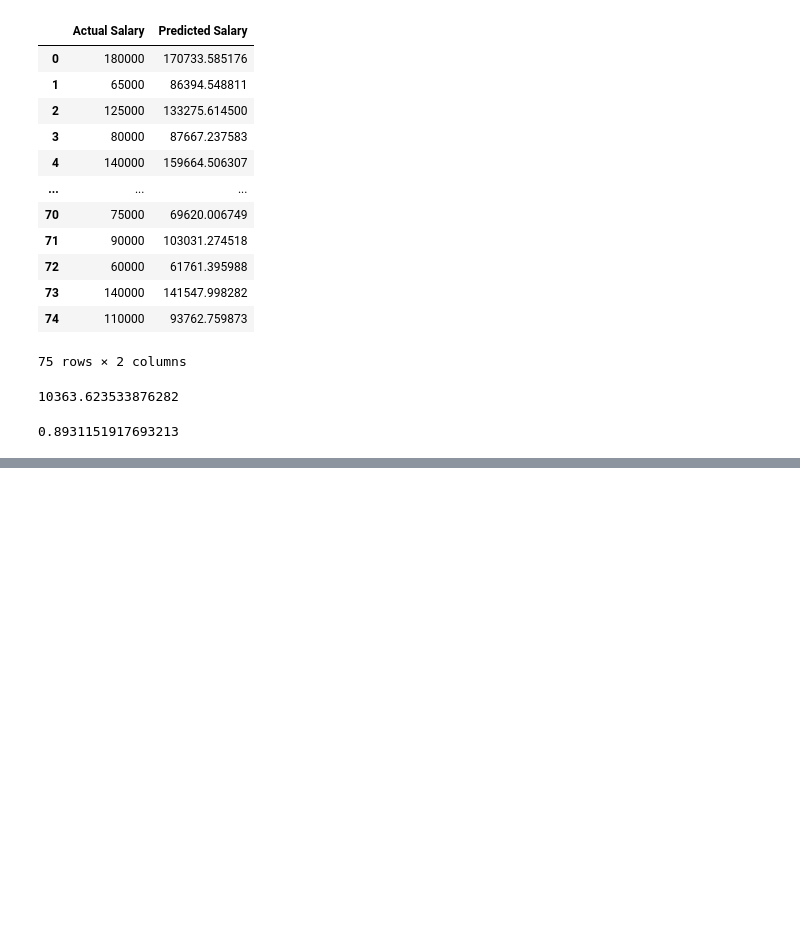
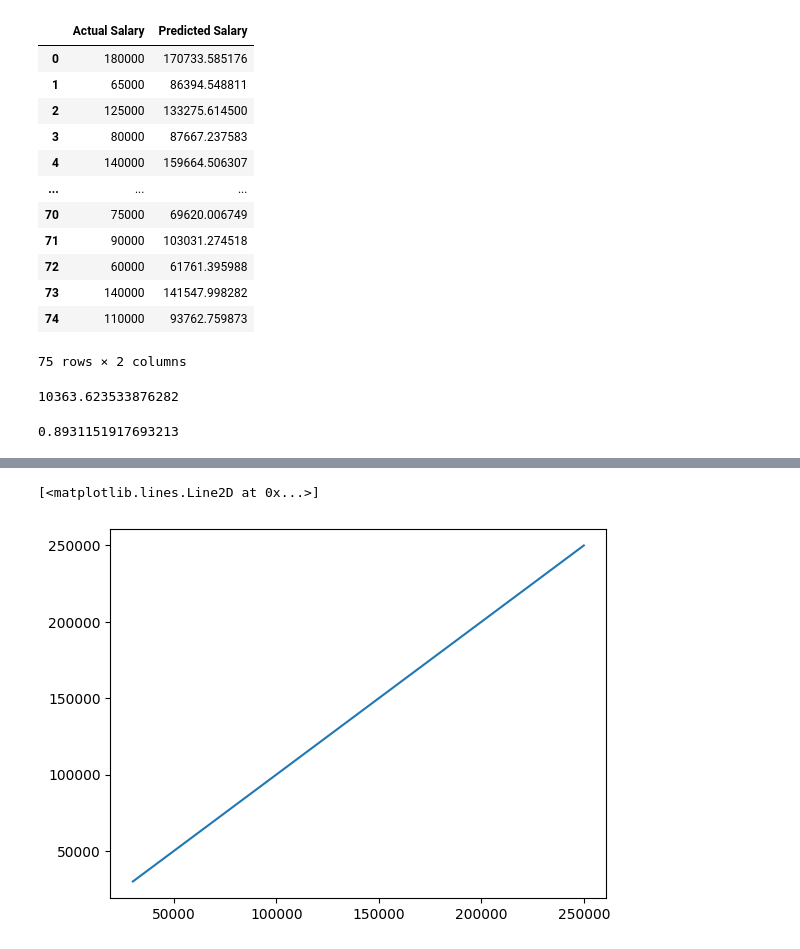
Before and after one commit to Sarajml98/salary-data-analysis, a Jupyter notebook: salary.ipynb, the cells around one changed output, grey strips where cells are left out. Saved outputs shown, nothing was run; the diff lists cells and outputs as text; code cells hidden in the pictures; blank space fills up the shorter version.

```diff
--- a/salary.ipynb
+++ b/salary.ipynb
@@ -733,0 +738,8 @@ Text(0, 0.5, 'predicted salary')
+# %%
+plt.plot(
+    [y_test.min(), y_test.max()],   # X
+    [y_test.min(), y_test.max()]    # Y
+)
+# %% [output]
+[<matplotlib.lines.Line2D at 0x...>]
+[figure, added]
```
Also changed, not shown: parts of 1 cell of this notebook.
